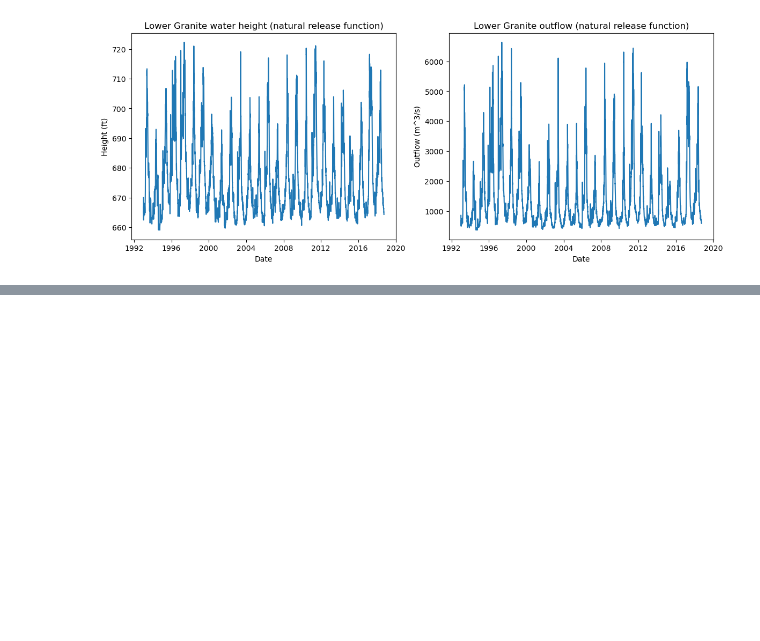
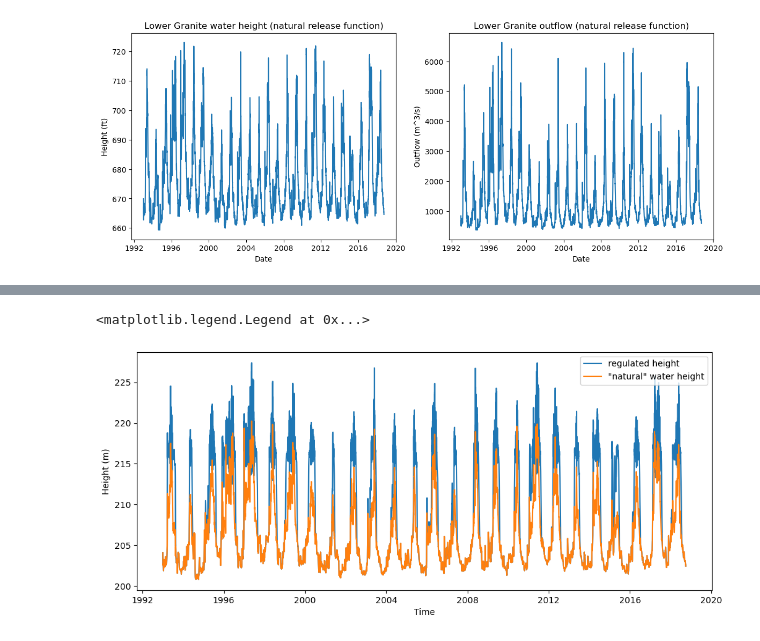
Before and after one commit to clairewang23/columbia_river_model, a Jupyter notebook: release function attempt.ipynb, the cells around one changed output, grey strips where cells are left out. Cells and saved outputs as stored; diff of their text form; code cells hidden in the pictures; blank space fills up the shorter version.

```diff
--- a/release function attempt.ipynb
+++ b/release function attempt.ipynb
@@ -137,12 +147,11 @@ Text(0.5, 1.0, 'Lower Granite outflow (regulated release function)')
 # %%
-param = {'beta':5, 'alfa':2.2}
 keep = 1
 initial_level = 670*0.3046 # m
 prev_out = lower_granite_data['A (unit:cfs)'][lower_granite_data['date'] >= post_cutoff]
 tributary = lower_granite_data['L (unit:cfs)'][lower_granite_data['date'] >= post_cutoff]
 inflow = (prev_out + tributary)*0.0283 # inflow, in m^3/s
 
-storage, height, outflow = lower_granite.simulation_nat_lake(keep, param, initial_level, inflow.values)
+storage, height, outflow = lower_granite.simulation_nat_lake(keep, initial_level, inflow.values)
 
 plt.figure(figsize=(14,5))
 plt.subplot(1,2,1)
@@ -174,0 +185,13 @@ plt.legend()
+# %%
+# a closer look at reservoir water height
+plt.figure(figsize=(12,5))
+
+plt.plot(lower_granite_data['date'][lower_granite_data['date'] >= post_cutoff], height_reg, label='regulated height')
+plt.plot(lower_granite_data['date'][lower_granite_data['date'] >= post_cutoff], height, label='"natural" water height')
+
+plt.xlabel('Time')
+plt.ylabel('Height (m)')
+plt.legend()
+# %% [output]
+<matplotlib.legend.Legend at 0x...>
+[figure, added]
```
Also changed, not shown: parts of 41 cells of this notebook, 1 other file.
